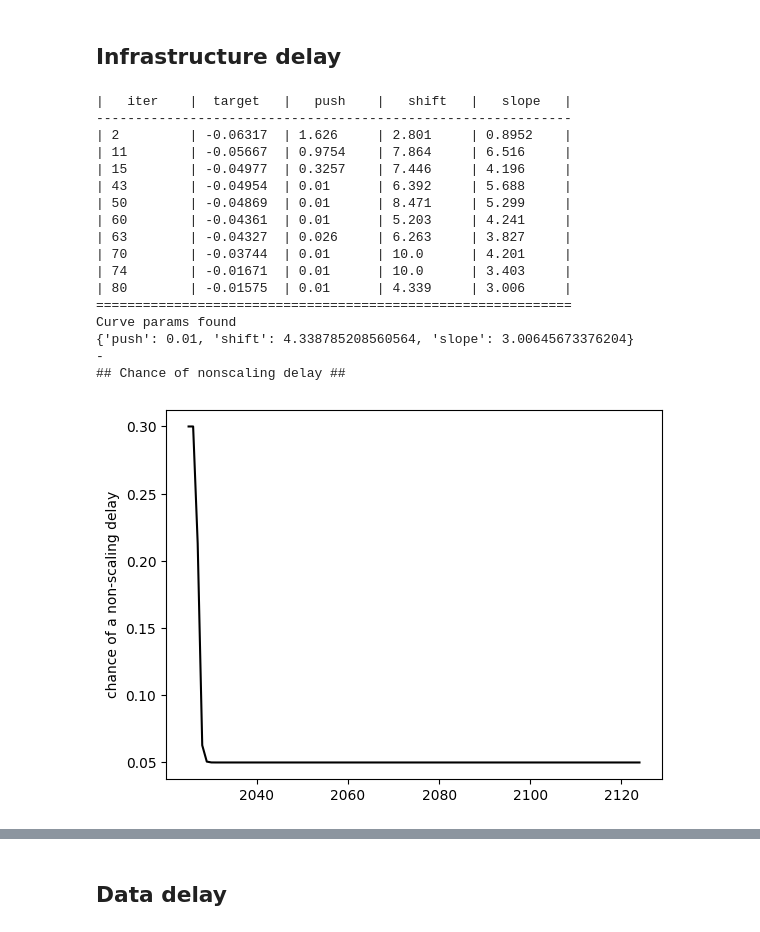
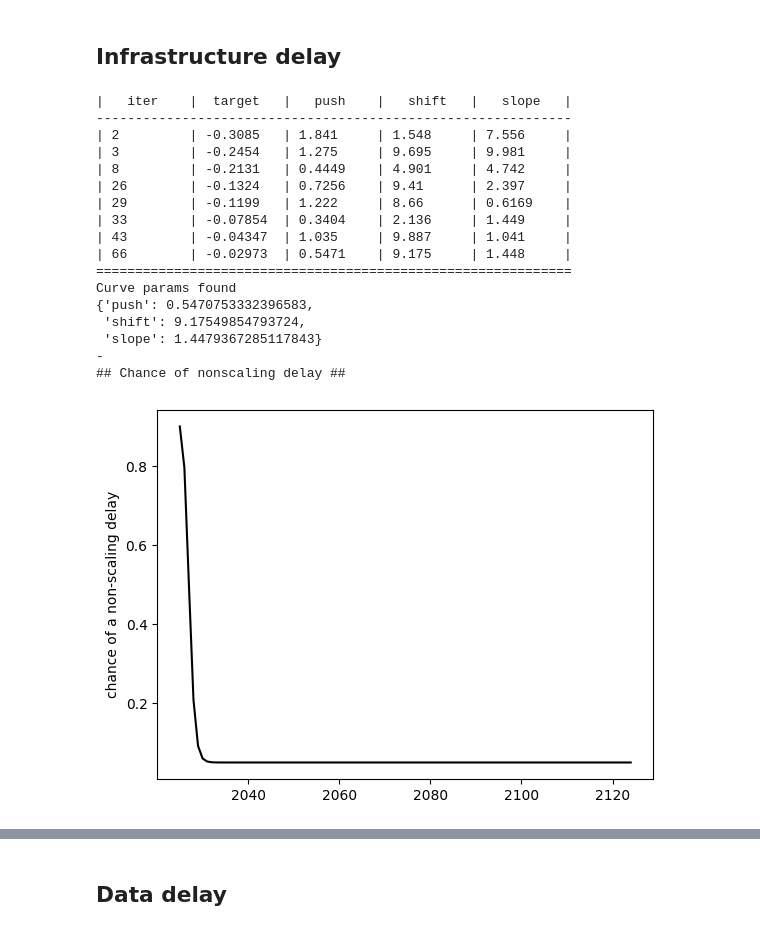
Before and after one commit to rethinkpriorities/future-assessment-model, a Jupyter notebook: (3B) Nonscaling Delay Curve.ipynb, the cells around one changed output, grey strips where cells are left out. Saved outputs shown, nothing was run; the diff lists cells and outputs as text; code cells hidden in the pictures.

```diff
--- a/(3B) Nonscaling Delay Curve.ipynb
+++ b/(3B) Nonscaling Delay Curve.ipynb
@@ -67,31 +67,34 @@ Year: 2045 - chance of a nonscaling delay if TAI compute needs are otherwise met
 # %%
 # https://twitter.com/ohlennart/status/1645058017119854592
 # https://asteriskmag.com/issues/03/the-transistor-cliff
-nonscaling_points = [(2025, 0.3),
-                     (2027, 0.2),
-                     (2030, 0.1),
-                     (2040, 0.05)]
+nonscaling_points = [(2025, 0.90),  # 0.2 power, 0.15 GPU supply, 0.2 latency/distributed, 0.8 buildup, 0.05 other => 1 - ((1 - 0.2) * (1 - 0.15) * (1 - 0.2) * (1 - 0.8) * (1 - 0.05)) = 0.90
+                     (2026, 0.74), # 0.15 power, 0.1 GPU supply, 0.1 latency/distributed, 0.6 buildup, 0.05 other =>  1 - ((1 - 0.15) * (1 - 0.1) * (1 - 0.1) * (1 - 0.6) * (1 - 0.05)) = 0.74
+                     (2027, 0.46), # 0.1 power, 0.05 GPU supply, 0.05 latency/distributed, 0.3 buildup, 0.05 other => 1 - ((1 - 0.1) * (1 - 0.05) * (1 - 0.05) * (1 - 0.3) * (1 - 0.05)) = 0.46
+                     (2028, 0.23), # 0.05 power, 0.02 GPU supply, 0.05 latency/distributed, 0.1 buildup, 0.03 other =>  1 - ((1 - 0.05) * (1 - 0.02) * (1 - 0.05) * (1 - 0.1) * (1 - 0.03)) = 0.23
+                     (2030, 0.11),  # 0.02 power, 0.01 GPU supply, 0.02 latency/distributed, 0.05 buildup, 0.02 other => 1 - ((1 - 0.02) * (1 - 0.01) * (1 - 0.02) * (1 - 0.05) * (1 - 0.02)) = 0.11
+                     (2035, 0.05)] # 0.01 power, 0.01 GPU supply, 0.01 latency/distributed, 0.01 buildup, 0.01 other => 1 - ((1 - 0.01) * (1 - 0.01) * (1 - 0.01) * (1 - 0.01) * (1 - 0.01)) = 0.05
+
 p_nonscaling_delay = derive_nonscaling_delay_curve(nonscaling_points)
-delays['infra'] = {'prob': p_nonscaling_delay, 'length': sq.mixture([[0.9, sq.lognorm(1, 5)], [0.1, sq.lognorm(2, 20)]])}
+delays['infra'] = {'prob': p_nonscaling_delay, 'length': sq.lognorm(1, 5)}
 plot_nonscaling_delay(plt, years, p_nonscaling_delay)
 print('-')
 pprint(sq.get_percentiles(delays['infra']['length'] @ 1000, digits=0))
 # %% [output]
 |   iter    |  target   |   push    |   shift   |   slope   |
 -------------------------------------------------------------
-| 2         | -0.06317  | 1.626     | 2.801     | 0.8952    |
-| 11        | -0.05667  | 0.9754    | 7.864     | 6.516     |
-| 15        | -0.04977  | 0.3257    | 7.446     | 4.196     |
-| 43        | -0.04954  | 0.01      | 6.392     | 5.688     |
-| 50        | -0.04869  | 0.01      | 8.471     | 5.299     |
-| 60        | -0.04361  | 0.01      | 5.203     | 4.241     |
-| 63        | -0.04327  | 0.026     | 6.263     | 3.827     |
-| 70        | -0.03744  | 0.01      | 10.0      | 4.201     |
-| 74        | -0.01671  | 0.01      | 10.0      | 3.403     |
-| 80        | -0.01575  | 0.01      | 4.339     | 3.006     |
+| 2         | -0.3085   | 1.841     | 1.548     | 7.556     |
+| 3         | -0.2454   | 1.275     | 9.695     | 9.981     |
+| 8         | -0.2131   | 0.4449    | 4.901     | 4.742     |
+| 26        | -0.1324   | 0.7256    | 9.41      | 2.397     |
+| 29        | -0.1199   | 1.222     | 8.66      | 0.6169    |
+| 33        | -0.07854  | 0.3404    | 2.136     | 1.449     |
+| 43        | -0.04347  | 1.035     | 9.887     | 1.041     |
+| 66        | -0.02973  | 0.5471    | 9.175     | 1.448     |
 =============================================================
 Curve params found
-{'push': 0.01, 'shift': 4.338785208560564, 'slope': 3.00645673376204}
+{'push': 0.5470753332396583,
+ 'shift': 9.17549854793724,
+ 'slope': 1.4479367285117843}
 -
 ## Chance of nonscaling delay ##
-[figure, old version]
+[figure, new version]
```
Also changed, not shown: parts of 4 cells of this notebook.
